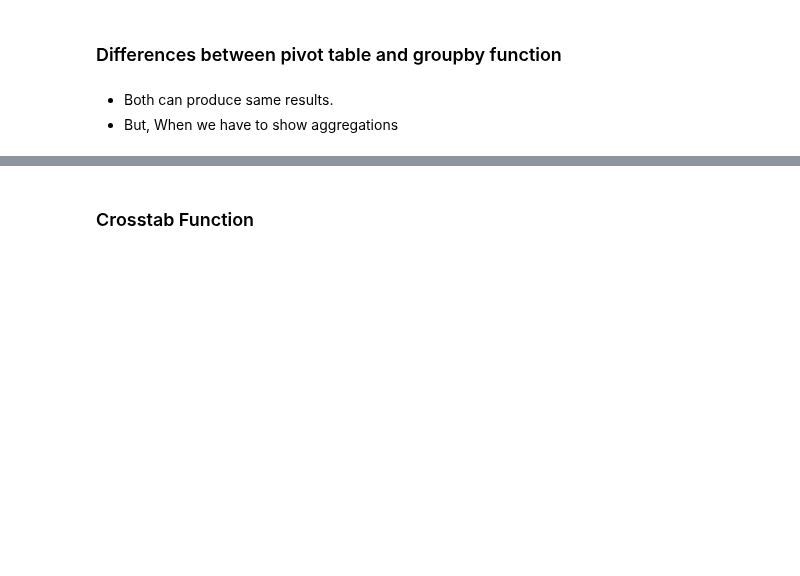
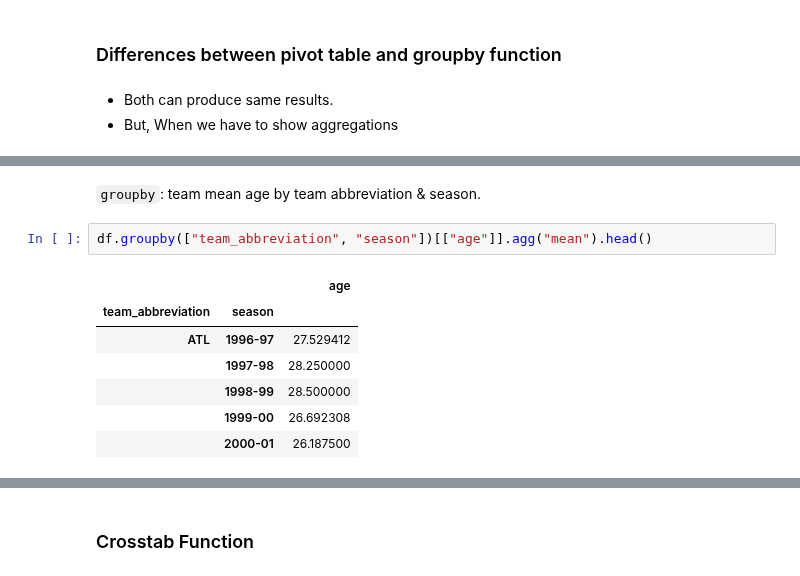
Before and after one commit to Ironhack-data-bcn-oct-2022/lectures, a Jupyter notebook: week-2/3-intro-pandas.ipynb, the cells around one changed output, grey strips where cells are left out. Drawn from its saved outputs; the diff is of its cells as text; blank space fills up the shorter version.

```diff
--- a/week-2/3-intro-pandas.ipynb
+++ b/week-2/3-intro-pandas.ipynb
@@ -2384,0 +2396,12 @@ df.pivot_table(values = ['MonthlyRate','DailyRate'],
+# %% [markdown]
+`groupby`: team mean age by team abbreviation & season.
+# %%
+df.groupby(["team_abbreviation", "season"])[["age"]].agg("mean").head()
+# %% [output]
+|  |  | age |
+| team_abbreviation | season |  |
+| ATL | 1996-97 | 27.529412 |
+|  | 1997-98 | 28.250000 |
+|  | 1998-99 | 28.500000 |
+|  | 1999-00 | 26.692308 |
+|  | 2000-01 | 26.187500 |
```
Also changed, not shown: parts of 36 cells of this notebook.
